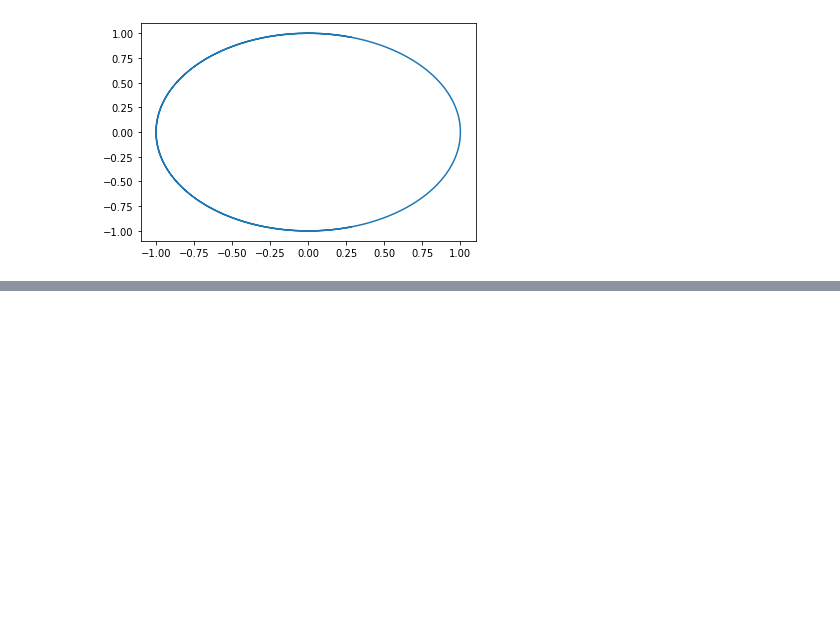
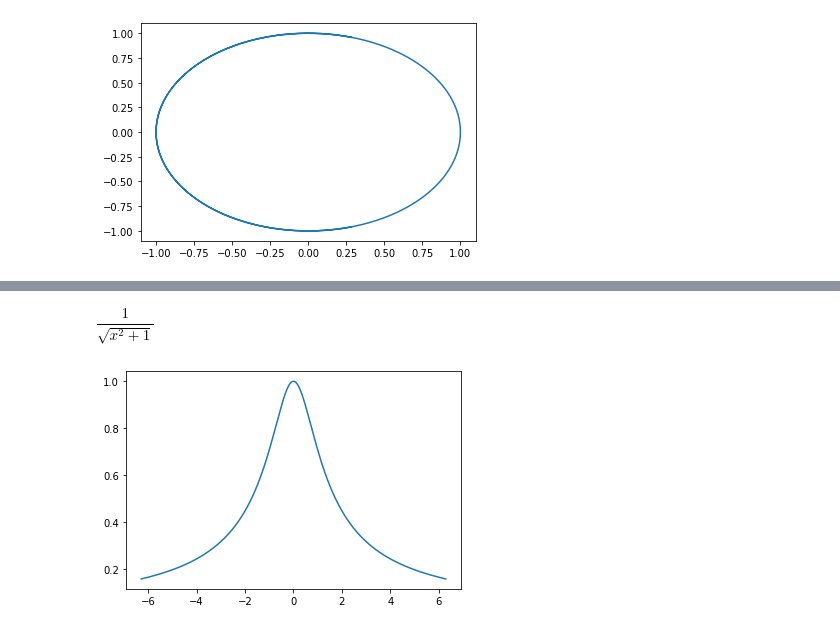
Before and after one commit to Flaschix/KompAlg, a Jupyter notebook: Expression.ipynb, the cells around one changed output, grey strips where cells are left out. Drawn from its saved outputs; the diff is of its cells as text; code cells hidden in the pictures; blank space fills up the shorter version.

```diff
--- a/Expression.ipynb
+++ b/Expression.ipynb
@@ -349,0 +382,7 @@ for n in range(8):
+# %%
+f = ash(x)
+show(diff(f, x))
+plot(Diff(f, x), (x, -2 * np.pi, 2 * np.pi))
+# %% [output]
+$\displaystyle \dfrac{1}{\sqrt{{x}^{2} + 1}}$
+[figure, added]
```
Also changed, not shown: parts of 4 cells of this notebook.
